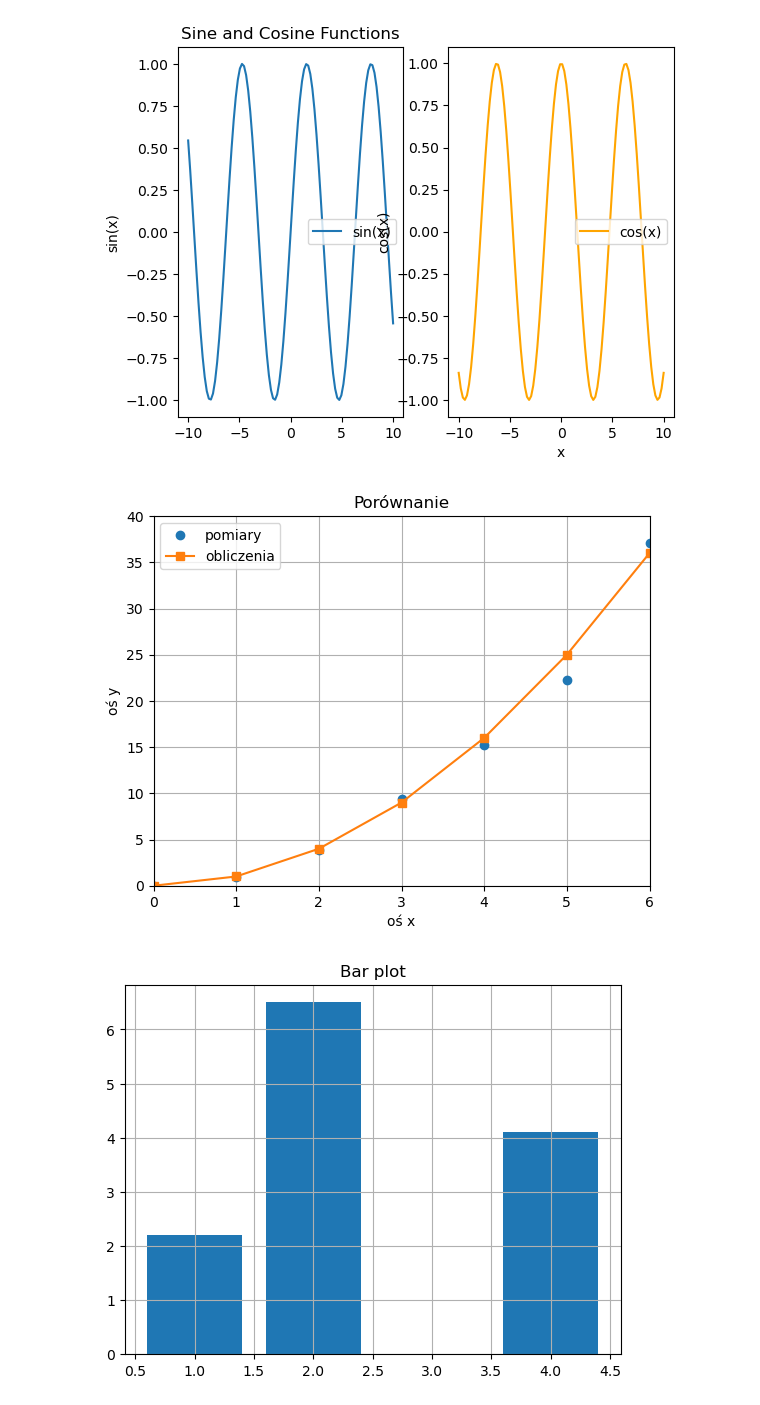
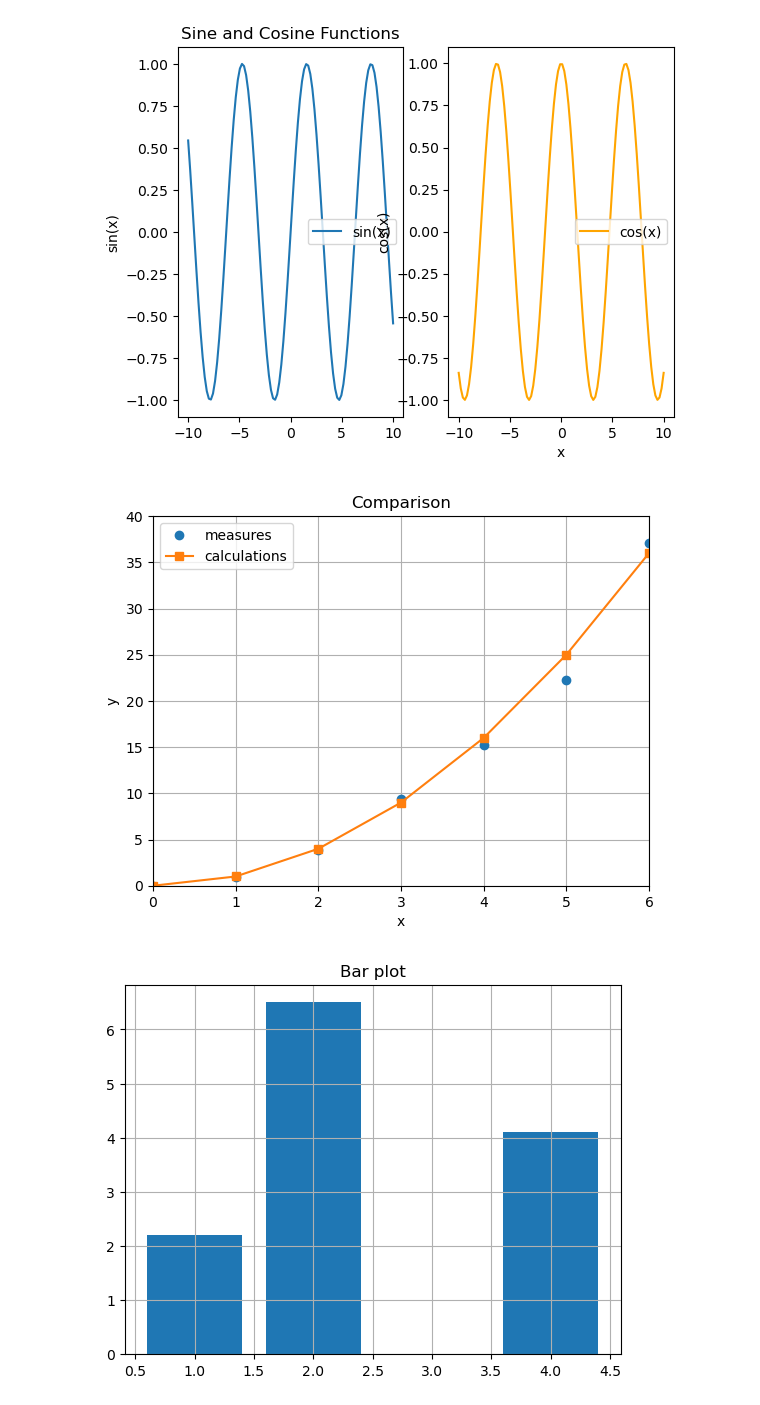
Before and after one commit to Szymon-Stasiak/numericMethods, a Jupyter notebook: Basics.ipynb, the cells around one changed output. Cells and saved outputs as stored; diff of their text form; code cells hidden in the pictures.

```diff
--- a/Basics.ipynb
+++ b/Basics.ipynb
@@ -415,25 +415,25 @@ plt.show()
 # %%
 x = [0, 1, 2, 3, 4, 5, 6]
 y = [0, 0.95, 3.9, 9.4, 15.2, 22.3, 37.1]
 
-plt.plot(x, y, 'o', label='pomiary')
+plt.plot(x, y, 'o', label='measures')
 
 y2 = [i**2 for i in x]
-plt.plot(x, y2, 's-', label='obliczenia')
+plt.plot(x, y2, 's-', label='calculations')
 
 plt.xlim(0, 6)
 plt.ylim(0, 40)
 
-plt.xlabel('oś x')
-plt.ylabel('oś y')
-plt.title('Porównanie')
+plt.xlabel('x')
+plt.ylabel('y')
+plt.title('Comparison')
 plt.legend()
 
 plt.grid(True)
 
 plt.show()
 # %% [output]
-[figure, old version]
+[figure, new version]
 # %%
 
 x = [1, 2, 3, 4]
```
Also changed, not shown: parts of 11 cells of this notebook.
